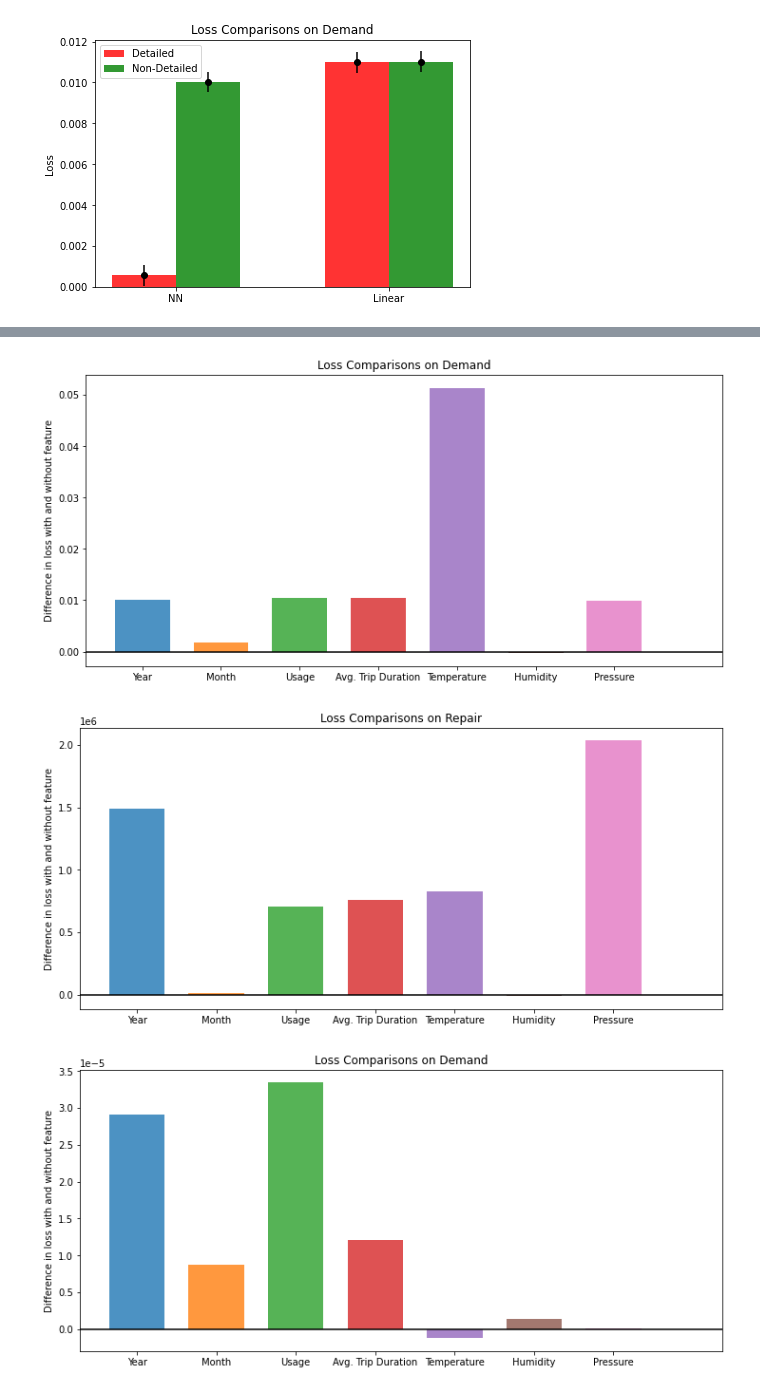
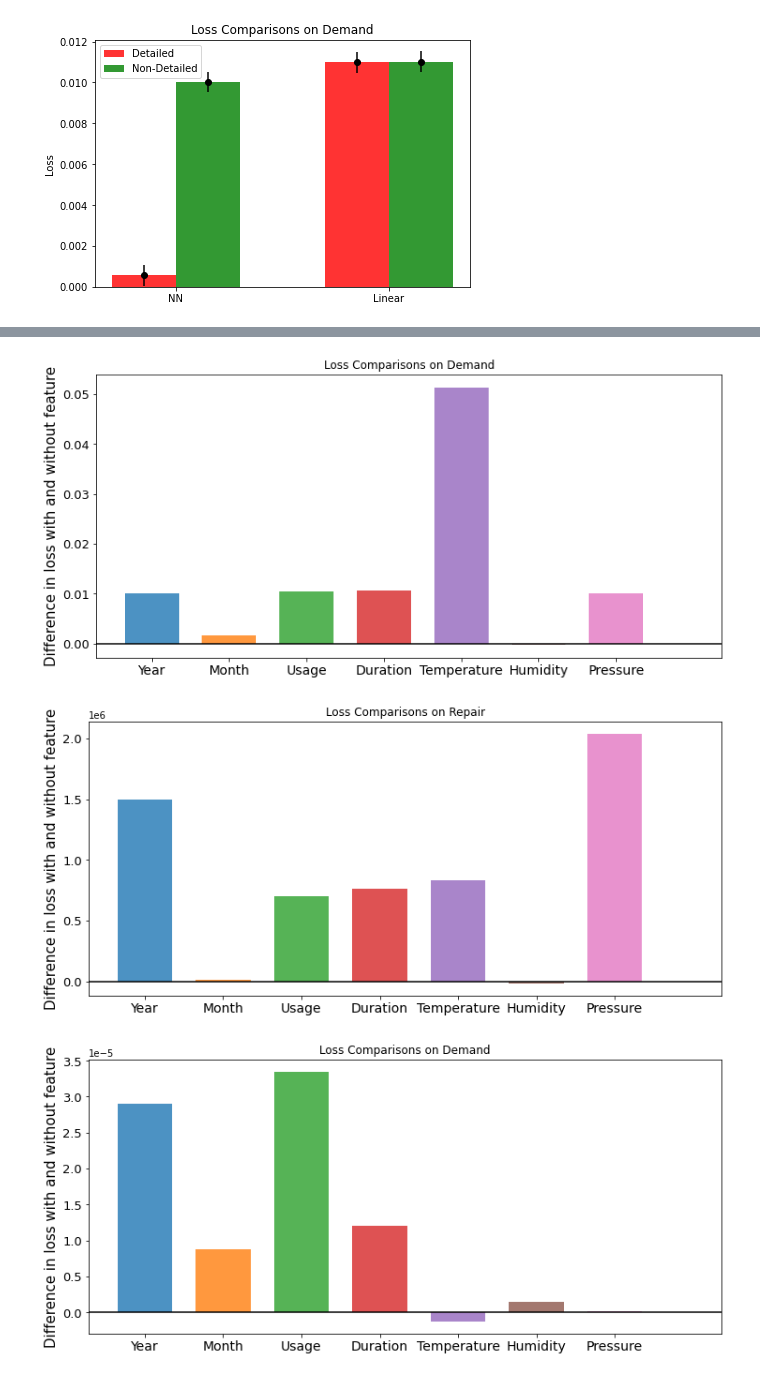
Before and after one commit to RyanW124/A-Deep-Learning-Approach-to-Predict-the-Number-of-Bikes-a-Bike-Sharing-Company-Repairs, a Jupyter notebook: Code/main.ipynb, the cells around one changed output, grey strips where cells are left out. Drawn from its saved outputs; the diff is of its cells as text; code cells hidden in the pictures.

```diff
--- a/Code/main.ipynb
+++ b/Code/main.ipynb
@@ -186,13 +186,15 @@ plt.close()
 for num, name in enumerate(['NN', 'Linear']):
     for li, n in [(loss1, "Repair"), (loss2, "Demand")]:
         plt.figure(figsize=(10, 4.8))
-        for i, l in enumerate(["Year", "Month", "Usage", "Avg. Trip Duration", "Temperature", "Humidity", "Pressure"]):
+        for i, l in enumerate(["Year", "Month", "Usage", "Duration", "Temperature", "Humidity", "Pressure"]):
             plt.bar(index+i*width, li[i][num], width*0.7, alpha=0.8)
-        plt.xticks(np.arange(7)*width, ["Year", "Month", "Usage", "Avg. Trip Duration", "Temperature", "Humidity", "Pressure"])
+        plt.xticks(np.arange(7)*width, ["Year", "Month", "Usage", "Duration", "Temperature", "Humidity", "Pressure"], fontsize=14)
         plt.tight_layout()
         plt.title("Loss Comparisons on "+n)
-        plt.ylabel('Difference in loss with and without feature')
+        plt.ylabel('Difference in loss with and without feature', fontsize=15)
+        plt.yticks(fontsize=13)
         plt.axline((0, 0), (width*7, 0), c=(0, 0, 0))
         plt.savefig(f"../Graphs/{name}_{n}_Feature_loss.png", bbox_inches='tight')
+
         plt.show()
 # %% [output]
@@ -200,3 +202,3 @@ for num, name in enumerate(['NN', 'Linear']):
-[figure, old version]
+[figure, new version]
-[figure, old version]
+[figure, new version]
-[figure, old version]
+[figure, new version]
```
Also changed, not shown: parts of 1 cell of this notebook, 5 other files.
